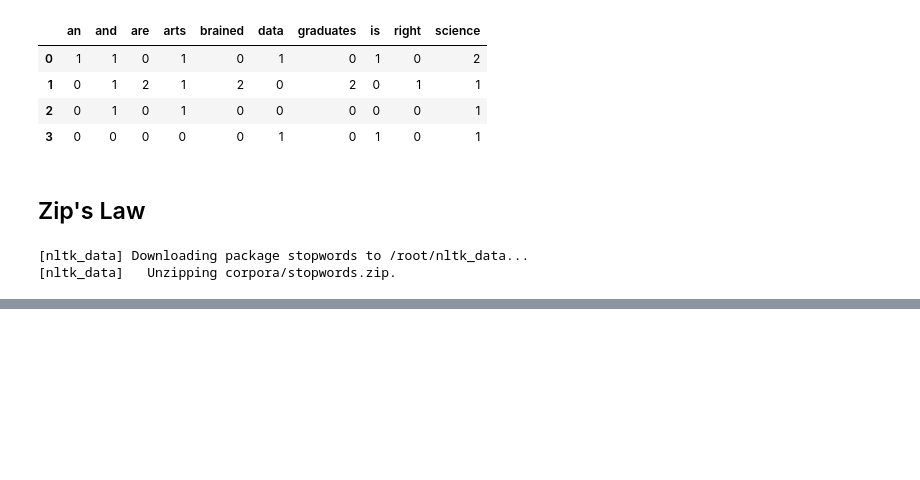
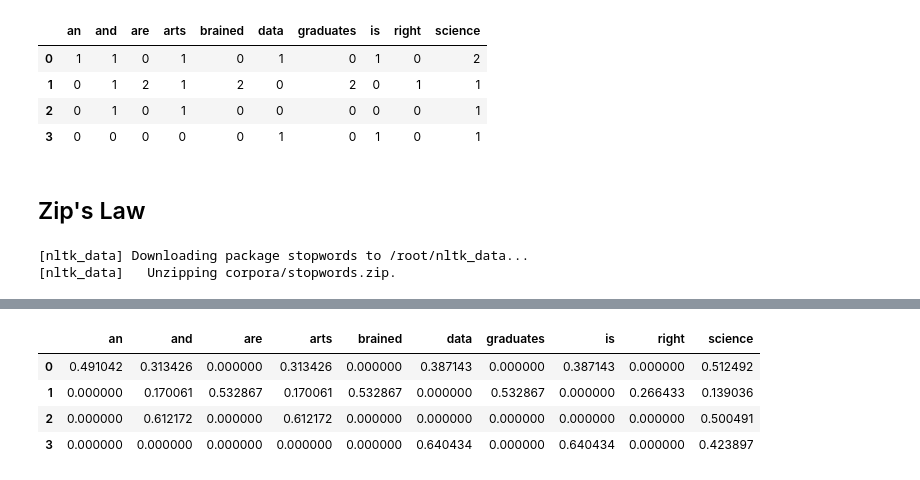
Before and after one commit to kemaladamr/NLP_Fundamentals, a Jupyter notebook: Basic_FeatureExtraction.ipynb, the cells around one changed output, grey strips where cells are left out. Cells and saved outputs as stored; diff of their text form; code cells hidden in the pictures; blank space fills up the shorter version.

```diff
--- a/Basic_FeatureExtraction.ipynb
+++ b/Basic_FeatureExtraction.ipynb
@@ -458,0 +559,11 @@ newsgroups_data_sample = fetch_20newsgroups(subset='train')
+# %%
+tfidf_model_small = TfidfVectorizer(max_features=10)
+tfidf_df_small = pd.DataFrame(tfidf_model_small.fit_transform(corpus).todense())
+tfidf_df_small.columns = sorted(tfidf_model_small.vocabulary_)
+tfidf_df_small.head()
+# %% [output]
+|  | an | and | are | arts | brained | data | graduates | is | right | science |
+| 0 | 0.491042 | 0.313426 | 0.000000 | 0.313426 | 0.000000 | 0.387143 | 0.000000 | 0.387143 | 0.000000 | 0.512492 |
+| 1 | 0.000000 | 0.170061 | 0.532867 | 0.170061 | 0.532867 | 0.000000 | 0.532867 | 0.000000 | 0.266433 | 0.139036 |
+| 2 | 0.000000 | 0.612172 | 0.000000 | 0.612172 | 0.000000 | 0.000000 | 0.000000 | 0.000000 | 0.000000 | 0.500491 |
+| 3 | 0.000000 | 0.000000 | 0.000000 | 0.000000 | 0.000000 | 0.640434 | 0.000000 | 0.640434 | 0.000000 | 0.423897 |
```
Also changed, not shown: parts of 8 cells of this notebook.
